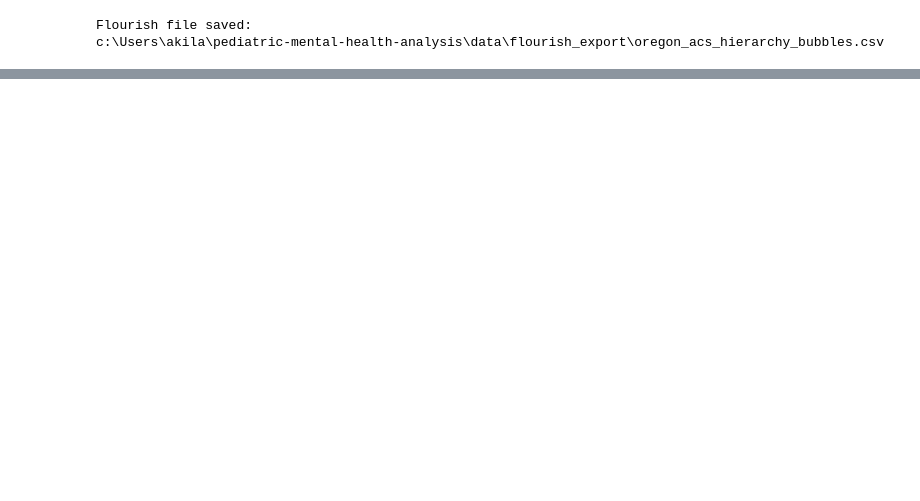
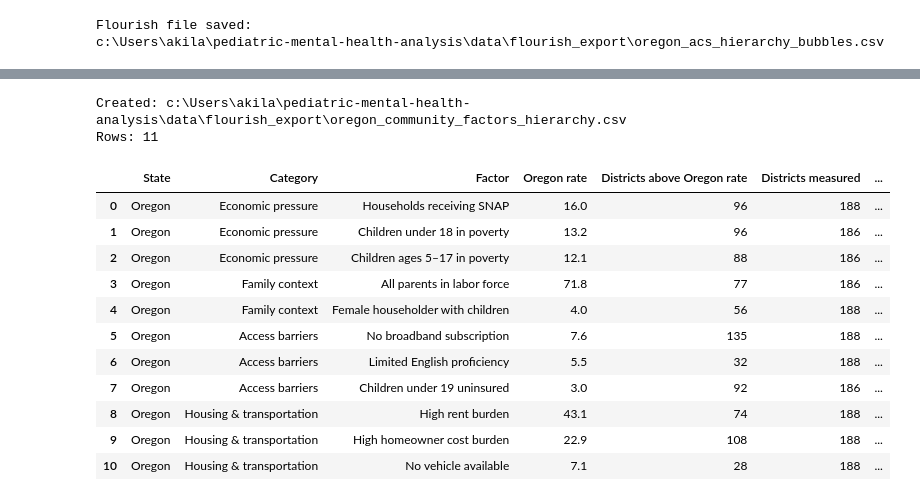
Before and after one commit to asarathy94/pediatric-mental-health-analysis, a Jupyter notebook: notebooks/Flourish_Animations/oregon_acs_flourish_prep.ipynb, the cells around one changed output, grey strips where cells are left out. Drawn from its saved outputs; the diff is of its cells as text; code cells hidden in the pictures; blank space fills up the shorter version.

```diff
--- a/notebooks/Flourish_Animations/oregon_acs_flourish_prep.ipynb
+++ b/notebooks/Flourish_Animations/oregon_acs_flourish_prep.ipynb
@@ -939,0 +1260,58 @@ c:\Users\akila\pediatric-mental-health-analysis\data\flourish_export\oregon_acs_
+# %%
+# ============================================================
+# FLOURISH HIERARCHY EXPORT
+# Oregon → Community factor category → Individual factor
+# ============================================================
+
+flourish_hierarchy = oregon_factors[
+    [
+        "Category",
+        "Factor",
+        "Oregon value",
+        "Districts above Oregon rate",
+        "Districts measured",
+        "Percent of districts above Oregon rate"
+    ]
+].copy()
+
+# Add Oregon as the top hierarchy level
+flourish_hierarchy.insert(0, "State", "Oregon")
+
+# Rename for clean Flourish labels
+flourish_hierarchy = flourish_hierarchy.rename(
+    columns={
+        "Oregon value": "Oregon rate",
+        "Percent of districts above Oregon rate":
+            "Districts above state rate (%)"
+    }
+)
+
+# Save
+output_path = (
+    PROJECT_ROOT
+    / "data"
+    / "flourish_export"
+    / "oregon_community_factors_hierarchy.csv"
+)
+
+flourish_hierarchy.to_csv(output_path, index=False)
+
+print("Created:", output_path)
+print("Rows:", len(flourish_hierarchy))
+
+display(flourish_hierarchy)
+# %% [output]
+Created: c:\Users\akila\pediatric-mental-health-analysis\data\flourish_export\oregon_community_factors_hierarchy.csv
+Rows: 11
+|  | State | Category | Factor | Oregon rate | Districts above Oregon rate | Districts measured | ... |
+| 0 | Oregon | Economic pressure | Households receiving SNAP | 16.0 | 96 | 188 | ... |
+| 1 | Oregon | Economic pressure | Children under 18 in poverty | 13.2 | 96 | 186 | ... |
+| 2 | Oregon | Economic pressure | Children ages 5–17 in poverty | 12.1 | 88 | 186 | ... |
+| 3 | Oregon | Family context | All parents in labor force | 71.8 | 77 | 186 | ... |
+| 4 | Oregon | Family context | Female householder with children | 4.0 | 56 | 188 | ... |
+| 5 | Oregon | Access barriers | No broadband subscription | 7.6 | 135 | 188 | ... |
+| 6 | Oregon | Access barriers | Limited English proficiency | 5.5 | 32 | 188 | ... |
+| 7 | Oregon | Access barriers | Children under 19 uninsured | 3.0 | 92 | 186 | ... |
+| 8 | Oregon | Housing & transportation | High rent burden | 43.1 | 74 | 188 | ... |
+| 9 | Oregon | Housing & transportation | High homeowner cost burden | 22.9 | 108 | 188 | ... |
+| 10 | Oregon | Housing & transportation | No vehicle available | 7.1 | 28 | 188 | ... |
```
Also changed, not shown: parts of 4 cells of this notebook, 3 other files.
